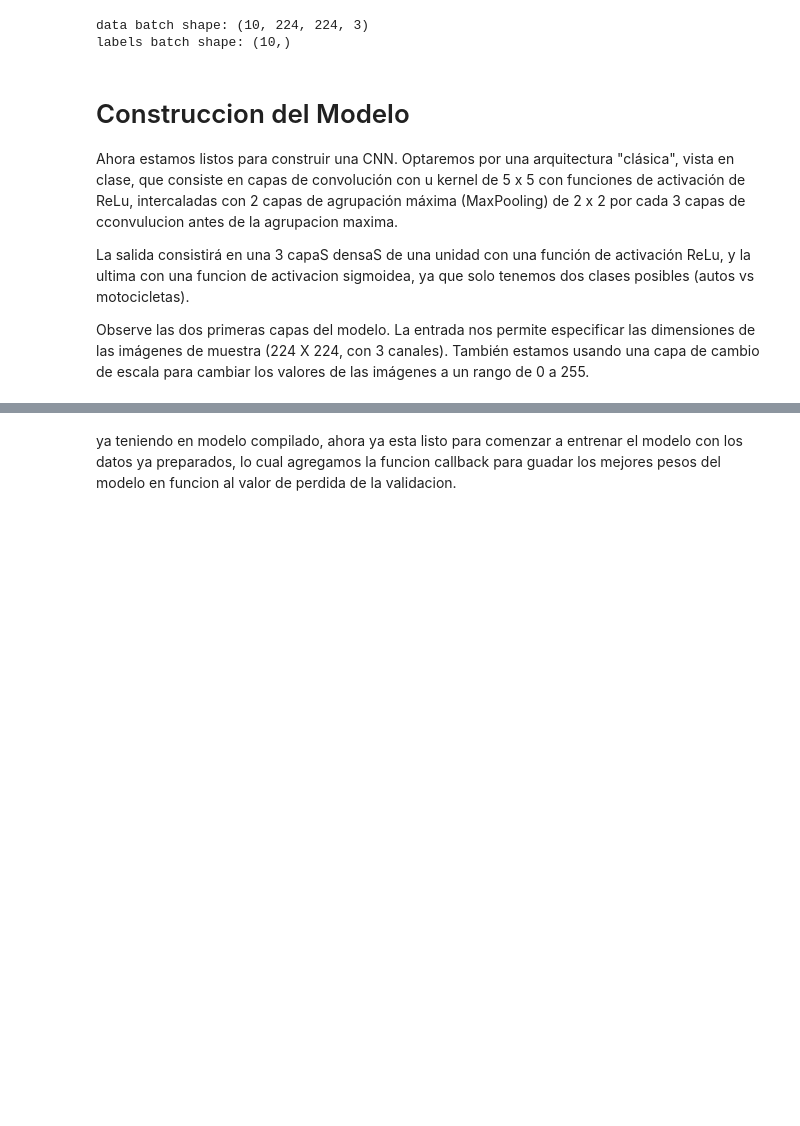
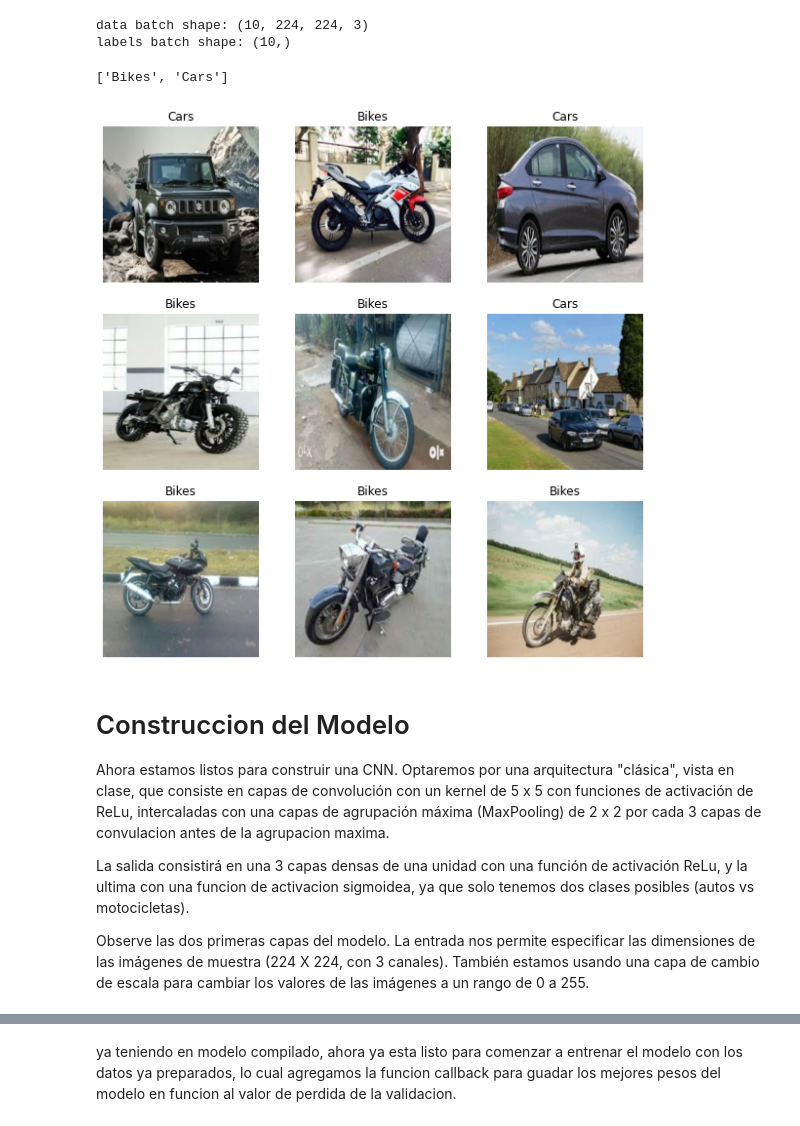
Before and after one commit to RobertVJ/Actividades-Tec, a Jupyter notebook: Módulo 2 Implementación de un modelo de deep learning. (Portafolio Implementación)/Módulo_2_Implementacion_de_un_modelo_de_Deep_Learning.ipynb, the cells around one changed output, grey strips where cells are left out. Cells and saved outputs as stored; diff of their text form; code cells hidden in the pictures; blank space fills up the shorter version.

```diff
--- a/Módulo 2 Implementación de un modelo de deep learning. (Portafolio Implementación)/Módulo_2_Implementacion_de_un_modelo_de_Deep_Learning.ipynb
+++ b/Módulo 2 Implementación de un modelo de deep learning. (Portafolio Implementación)/Módulo_2_Implementacion_de_un_modelo_de_Deep_Learning.ipynb
@@ -216,12 +214,29 @@ for data_batch, labels_batch in train_dataset:
 # %% [output]
 data batch shape: (10, 224, 224, 3)
 labels batch shape: (10,)
+# %%
+# Extraemos y checamos si realizo de manera correcta el nombrambientod e las clases
+class_names = train_dataset.class_names
+print(class_names)
+# %% [output]
+['Bikes', 'Cars']
+# %%
+# Probamos el Dataset de entrenamiento
+plt.figure(figsize=(10, 10))
+for images, labels in train_dataset.take(1):
+  for i in range(9):
+    ax = plt.subplot(3, 3, i + 1)
+    plt.imshow(images[i].numpy().astype("uint8"))
+    plt.title(class_names[labels[i]])
+    plt.axis("off")
+# %% [output]
+[figure, added]
 # %% [markdown]
 # Construccion del Modelo
 
-Ahora estamos listos para construir una CNN. Optaremos por una arquitectura "clásica", vista en clase,  que consiste en capas de convolución con u kernel de 5 x  5 con funciones de activación de ReLu, intercaladas con 2 capas de agrupación máxima (MaxPooling) de 2 x 2 por cada 3 capas de cconvulucion antes de la agrupacion maxima.
+Ahora estamos listos para construir una CNN. Optaremos por una arquitectura "clásica", vista en clase,  que consiste en capas de convolución con un kernel de 5 x  5 con funciones de activación de ReLu, intercaladas con una capas de agrupación máxima (MaxPooling) de 2 x 2 por cada 3 capas de convulacion antes de la agrupacion maxima.
 
-La salida consistirá en una 3 capaS densaS de una unidad con una función de activación ReLu, y la ultima con una funcion de activacion sigmoidea, ya que solo tenemos dos clases posibles (autos vs motocicletas).
+La salida consistirá en una 3 capas densas de una unidad con una función de activación ReLu, y la ultima con una funcion de activacion sigmoidea, ya que solo tenemos dos clases posibles (autos vs motocicletas).
 
 Observe las dos primeras capas del modelo. La entrada nos permite especificar las dimensiones de las imágenes de muestra (224 X 224, con 3 canales). También estamos usando una capa de cambio de escala para cambiar los valores de las imágenes a un rango de 0 a 255.
 # %%
```
Also changed, not shown: parts of 22 cells of this notebook.
